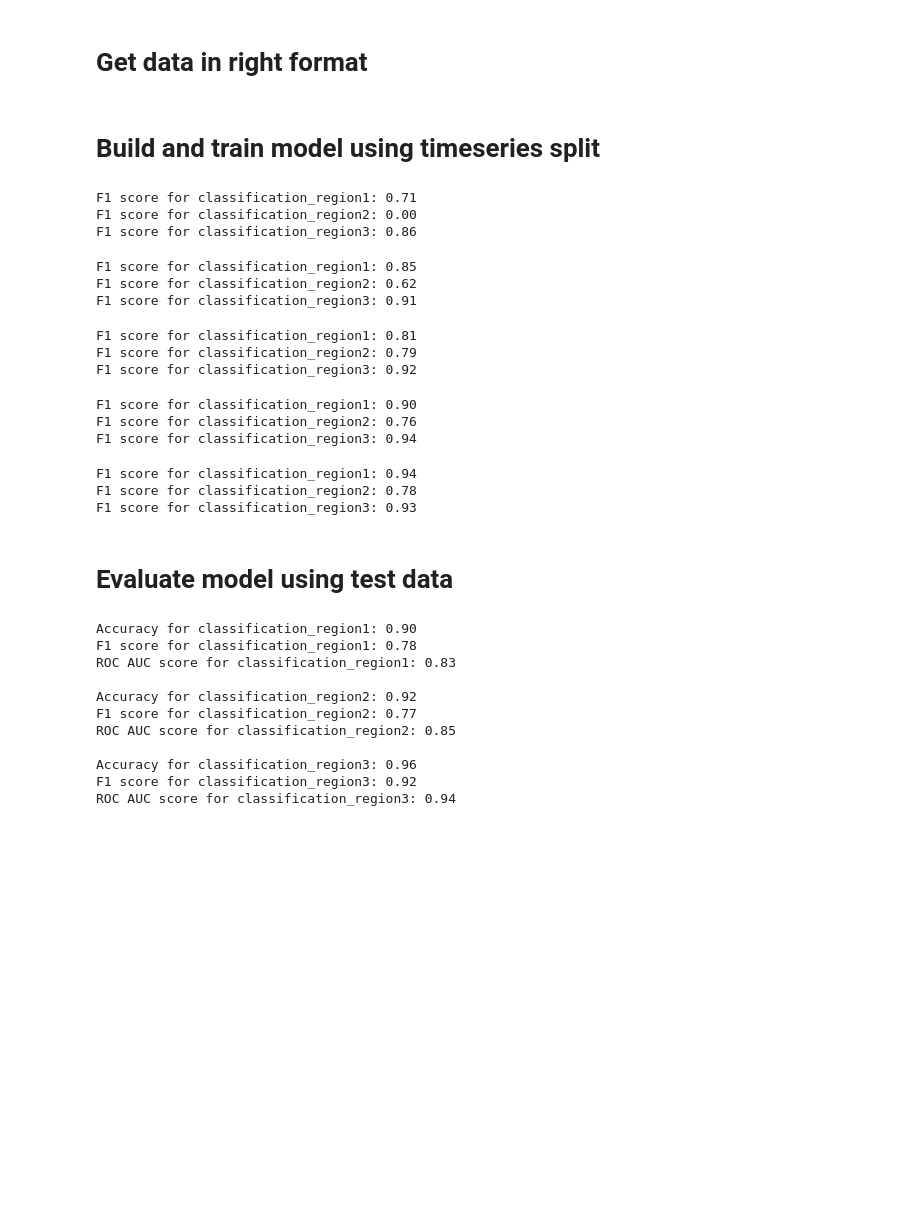
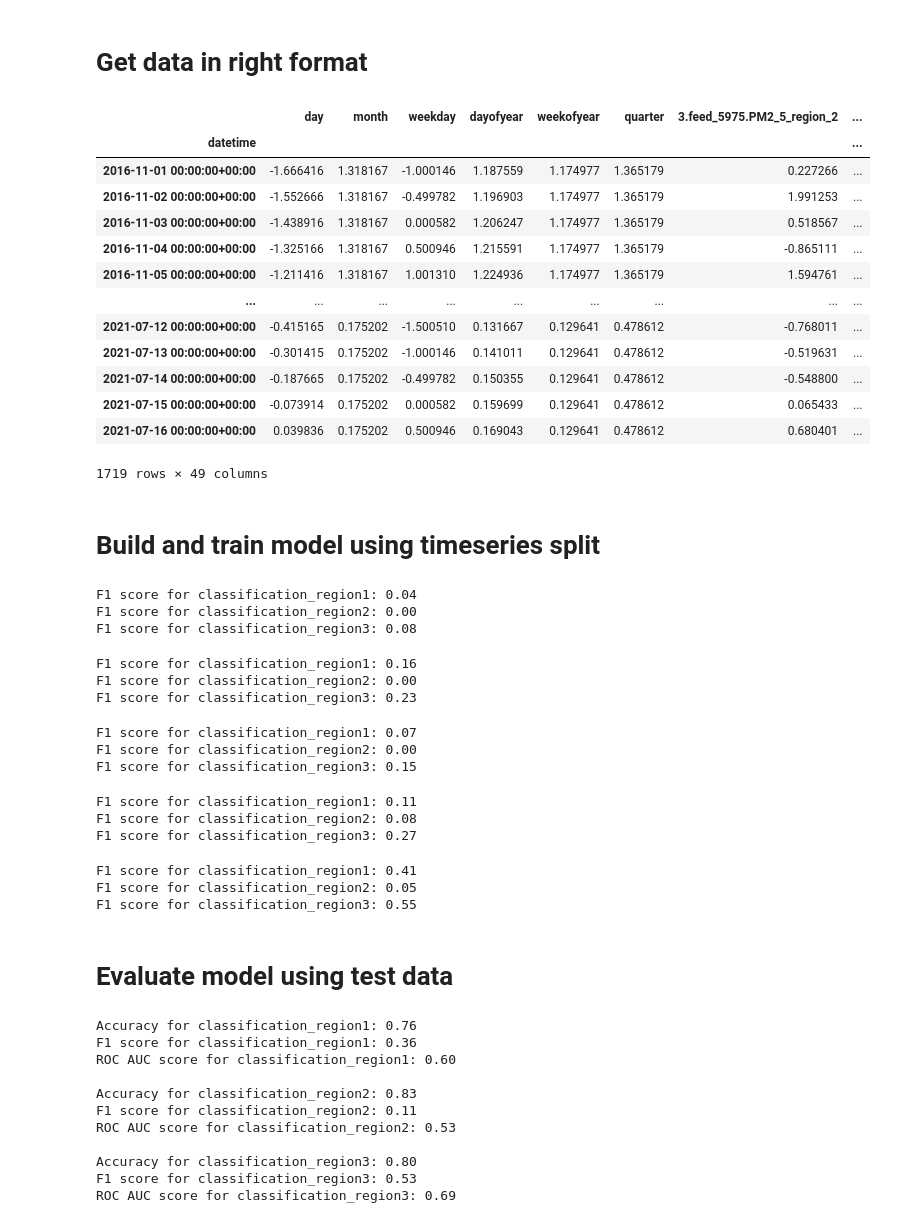
Before and after one commit to RickSunder/smell-pittsburgh-prediction, a Jupyter notebook: AAARandom Forest baseline model.ipynb, the cells around one changed output. Cells and saved outputs as stored; diff of their text form; code cells hidden in the pictures; blank space fills up the shorter version.

```diff
--- a/AAARandom Forest baseline model.ipynb
+++ b/AAARandom Forest baseline model.ipynb
@@ -26,17 +26,34 @@ os.environ["CUDA_VISIBLE_DEVICES"] = "0"  # Use GPU device 0
 # %%
 df = pd.read_csv("preprocesseddata.csv",index_col="datetime")
 
 #splitting into target and input variables
 X = df.drop(['classification_region1', 'classification_region2', 'classification_region3'], axis=1)
+X = X.drop(X.columns[:30], axis=1)
+display(X)
 y1 = df[['classification_region1']]
 y2 = df[['classification_region2']]
 y3 = df[['classification_region3']]
 
 # Define the number of splits for the TimeSeriesSplit
 n_splits = 5
 
 # Define the TimeSeriesSplit object
 tscv = TimeSeriesSplit(n_splits=n_splits)
+# %% [output]
+|  | day | month | weekday | dayofyear | weekofyear | quarter | 3.feed_5975.PM2_5_region_2 | ... |
+| datetime |  |  |  |  |  |  |  | ... |
+| 2016-11-01 00:00:00+00:00 | -1.666416 | 1.318167 | -1.000146 | 1.187559 | 1.174977 | 1.365179 | 0.227266 | ... |
+| 2016-11-02 00:00:00+00:00 | -1.552666 | 1.318167 | -0.499782 | 1.196903 | 1.174977 | 1.365179 | 1.991253 | ... |
+| 2016-11-03 00:00:00+00:00 | -1.438916 | 1.318167 | 0.000582 | 1.206247 | 1.174977 | 1.365179 | 0.518567 | ... |
+| 2016-11-04 00:00:00+00:00 | -1.325166 | 1.318167 | 0.500946 | 1.215591 | 1.174977 | 1.365179 | -0.865111 | ... |
+| 2016-11-05 00:00:00+00:00 | -1.211416 | 1.318167 | 1.001310 | 1.224936 | 1.174977 | 1.365179 | 1.594761 | ... |
+| ... | ... | ... | ... | ... | ... | ... | ... | ... |
+| 2021-07-12 00:00:00+00:00 | -0.415165 | 0.175202 | -1.500510 | 0.131667 | 0.129641 | 0.478612 | -0.768011 | ... |
+| 2021-07-13 00:00:00+00:00 | -0.301415 | 0.175202 | -1.000146 | 0.141011 | 0.129641 | 0.478612 | -0.519631 | ... |
+| 2021-07-14 00:00:00+00:00 | -0.187665 | 0.175202 | -0.499782 | 0.150355 | 0.129641 | 0.478612 | -0.548800 | ... |
+| 2021-07-15 00:00:00+00:00 | -0.073914 | 0.175202 | 0.000582 | 0.159699 | 0.129641 | 0.478612 | 0.065433 | ... |
+| 2021-07-16 00:00:00+00:00 | 0.039836 | 0.175202 | 0.500946 | 0.169043 | 0.129641 | 0.478612 | 0.680401 | ... |
+1719 rows × 49 columns
 # %% [markdown]
 # Build and train model using timeseries split
 # %%
@@ -86,27 +103,29 @@ for train_index, test_index in tscv.split(X):
     print("F1 score for classification_region2: {:.2f}".format(f1_score2))
     print("F1 score for classification_region3: {:.2f}".format(f1_score3))
 # %% [output]
-F1 score for classification_region1: 0.71
+F1 score for classification_region1: 0.04
 F1 score for classification_region2: 0.00
-F1 score for classification_region3: 0.86
+F1 score for classification_region3: 0.08
-F1 score for classification_region1: 0.85
-F1 score for classification_region2: 0.62
-F1 score for classification_region3: 0.91
+F1 score for classification_region1: 0.16
+F1 score for classification_region2: 0.00
+F1 score for classification_region3: 0.23
-F1 score for classification_region1: 0.81
-F1 score for classification_region2: 0.79
-F1 score for classification_region3: 0.92
+F1 score for classification_region1: 0.07
+F1 score for classification_region2: 0.00
+F1 score for classification_region3: 0.15
-F1 score for classification_region1: 0.90
-F1 score for classification_region2: 0.76
-F1 score for classification_region3: 0.94
+F1 score for classification_region1: 0.11
+F1 score for classification_region2: 0.08
+F1 score for classification_region3: 0.27
-F1 score for classification_region1: 0.94
-F1 score for classification_region2: 0.78
-F1 score for classification_region3: 0.93
+F1 score for classification_region1: 0.41
+F1 score for classification_region2: 0.05
+F1 score for classification_region3: 0.55
 # %% [markdown]
 # Evaluate model using test data
 # %%
 df = pd.read_csv("test_preprocesseddata.csv",index_col="datetime")
 
 X = df.drop(['classification_region1', 'classification_region2', 'classification_region3'], axis=1)
+X = X.drop(X.columns[:30], axis=1)
+
 y1 = df[['classification_region1']]
 y2 = df[['classification_region2']]
 y3 = df[['classification_region3']]
@@ -145,14 +164,14 @@ print("\nAccuracy for classification_region3: {:.2f}".format(accuracy3))
 print("F1 score for classification_region3: {:.2f}".format(f1_score3))
 print("ROC AUC score for classification_region3: {:.2f}".format(roc_auc3))
 # %% [output]
-Accuracy for classification_region1: 0.90
-F1 score for classification_region1: 0.78
-ROC AUC score for classification_region1: 0.83
+Accuracy for classification_region1: 0.76
+F1 score for classification_region1: 0.36
+ROC AUC score for classification_region1: 0.60
 
-Accuracy for classification_region2: 0.92
-F1 score for classification_region2: 0.77
-ROC AUC score for classification_region2: 0.85
+Accuracy for classification_region2: 0.83
+F1 score for classification_region2: 0.11
+ROC AUC score for classification_region2: 0.53
 
-Accuracy for classification_region3: 0.96
-F1 score for classification_region3: 0.92
-ROC AUC score for classification_region3: 0.94
+Accuracy for classification_region3: 0.80
+F1 score for classification_region3: 0.53
+ROC AUC score for classification_region3: 0.69
```
Also changed, not shown: 2 other files.
